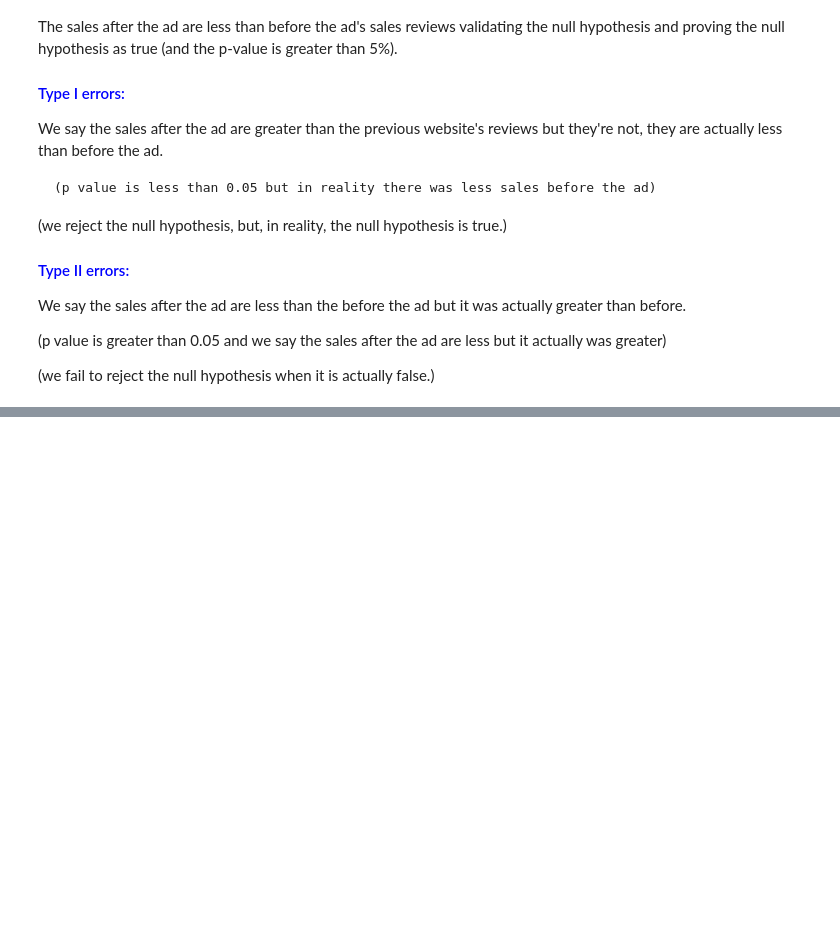
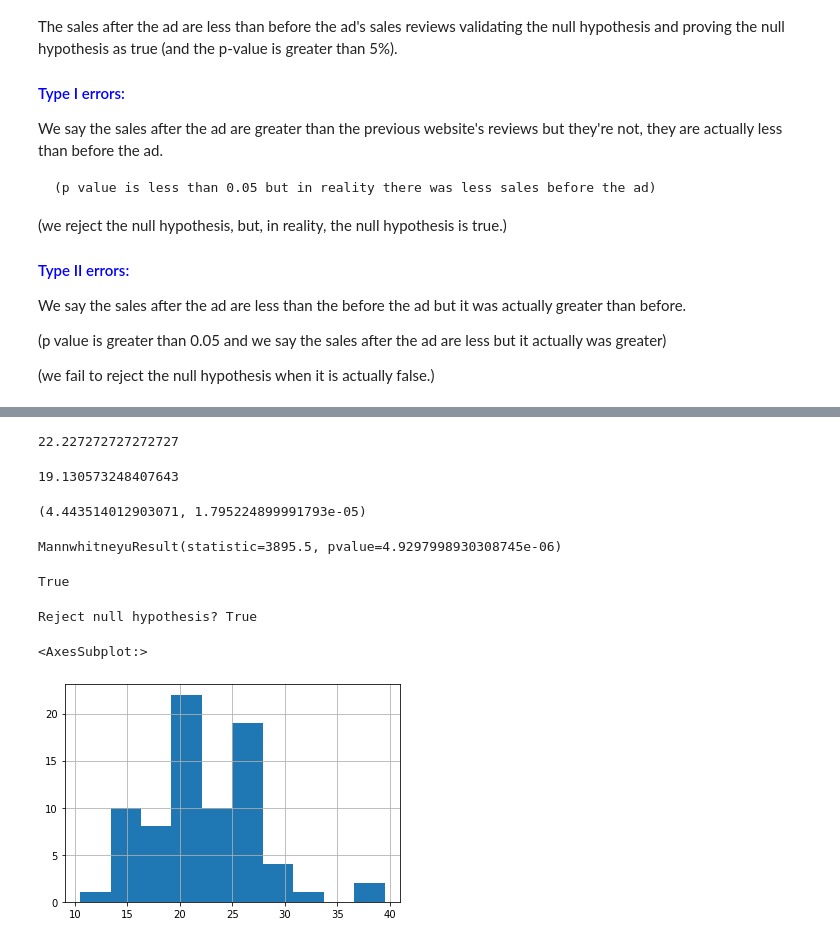
Before and after one commit to veronica-f-reyes/statistics-exercises, a Jupyter notebook: hypothesis_testing.ipynb, the cells around one changed output, grey strips where cells are left out. Drawn from its saved outputs; the diff is of its cells as text; code cells hidden in the pictures; blank space fills up the shorter version.

```diff
--- a/hypothesis_testing.ipynb
+++ b/hypothesis_testing.ipynb
@@ -126,0 +188,2 @@ We say the sales after the ad are less than the before the ad but it was actuall
+# %%
+df = data("mpg")
@@ -126,0 +199,3 @@ We say the sales after the ad are less than the before the ad but it was actuall
+# %%
+df['avg_mpg'] = (df.cty + df.hwy)/2
+df
@@ -126,0 +257,2 @@ We say the sales after the ad are less than the before the ad but it was actuall
+# %%
+df.rename(columns={"class": "type"},inplace=True)
@@ -126,0 +291,33 @@ We say the sales after the ad are less than the before the ad but it was actuall
+# %%
+mpg_manual = df[df.trans.str.contains('manual')].avg_mpg
+mpg_manual.mean()
+# %% [output]
+22.227272727272727
+# %%
+mpg_auto= df[df.trans.str.contains('auto')].avg_mpg
+mpg_auto.mean()
+# %% [output]
+19.130573248407643
+# %%
+t, p = stats.ttest_ind(mpg_manual,mpg_auto, equal_var=False)
+
+t, p
+# %% [output]
+(4.443514012903071, 1.795224899991793e-05)
+# %%
+stats.mannwhitneyu(mpg_manual,mpg_auto)
+# %% [output]
+MannwhitneyuResult(statistic=3895.5, pvalue=4.9297998930308745e-06)
+# %%
+p < alpha
+# %% [output]
+True
+# %%
+print("Reject null hypothesis?" , p<alpha)
+# %% [output]
+Reject null hypothesis? True
+# %%
+mpg_manual.hist()
+# %% [output]
+<AxesSubplot:>
+[figure, added]
```
Also changed, not shown: parts of 30 cells of this notebook, 1 other file.
